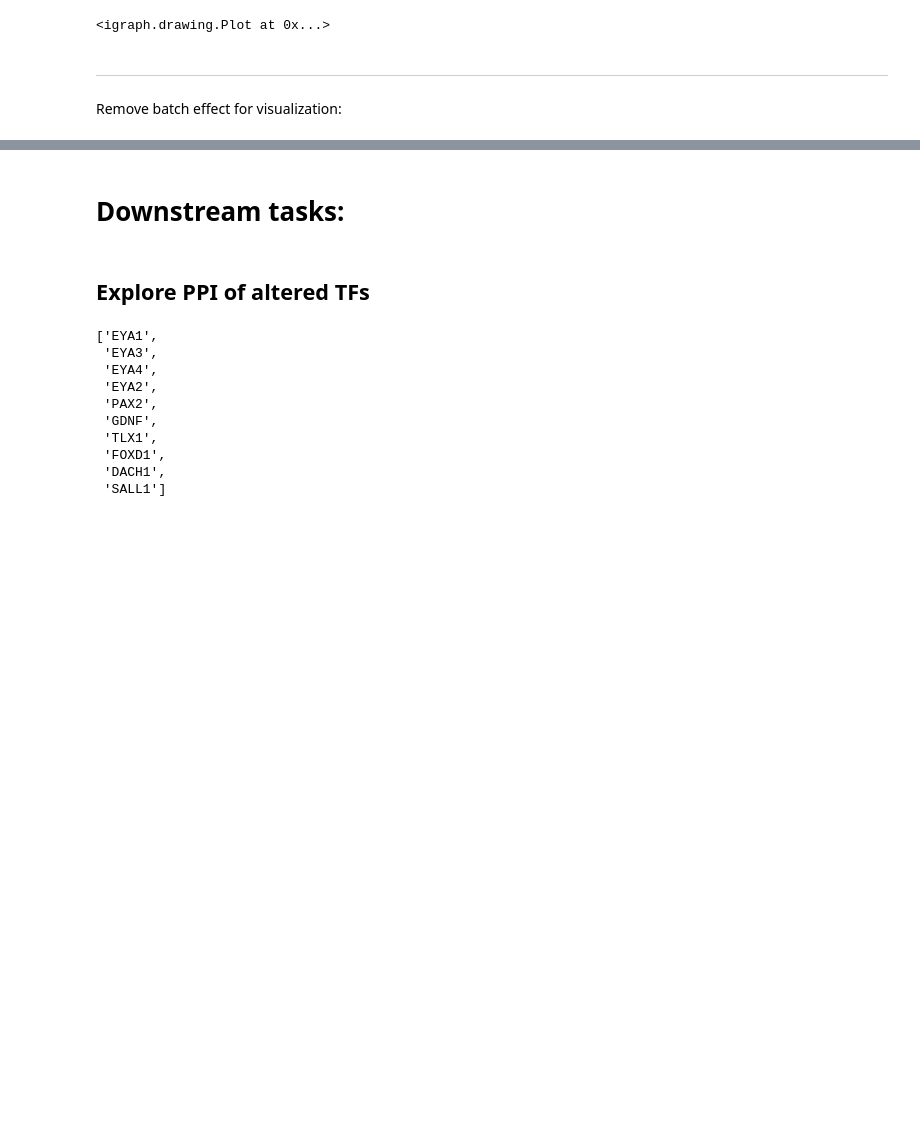
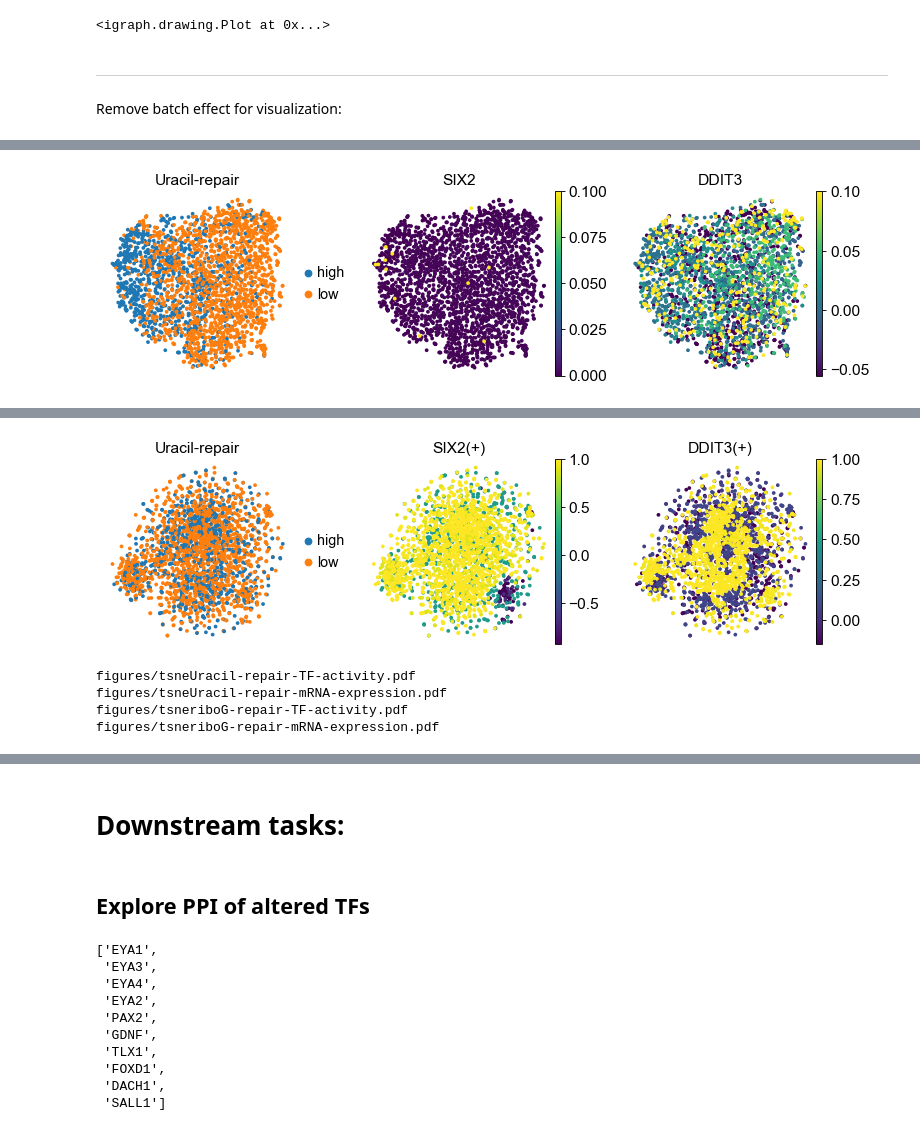
Before and after one commit to abearab/sc-haircut-net, a Jupyter notebook: network-analysis-find-altered-TFs.ipynb, the cells around one changed output, grey strips where cells are left out. Saved outputs shown, nothing was run; the diff lists cells and outputs as text; code cells hidden in the pictures; blank space fills up the shorter version.

```diff
--- a/network-analysis-find-altered-TFs.ipynb
+++ b/network-analysis-find-altered-TFs.ipynb
@@ -1180,0 +1204,13 @@ WARNING: saving figure to file figures/umapriboG-repair-TF-activity.pdf
+# %%
+sc.pl.tsne(
+    mRNA_dU,color=['Uracil-repair','SIX2','DDIT3'],
+    vmax=[None,0.1,0.1],
+    save='Uracil-repair-mRNA-expression.pdf'
+)
+
+sc.pl.tsne(
+    TF_act_dU, color=['Uracil-repair','SIX2(+)','DDIT3(+)'],
+    vmax=[None,1,1],
+    save='Uracil-repair-TF-activity.pdf'
+)
+# %% [output]
@@ -1180,0 +1218 @@ WARNING: saving figure to file figures/umapriboG-repair-TF-activity.pdf
+[figure, added]
@@ -1181 +1220,9 @@ WARNING: saving figure to file figures/umapriboG-repair-TF-activity.pdf
+[figure, added]
+# %%
+ls figures/*
+# %% [output]
+figures/tsneUracil-repair-TF-activity.pdf
+figures/tsneUracil-repair-mRNA-expression.pdf
+figures/tsneriboG-repair-TF-activity.pdf
+figures/tsneriboG-repair-mRNA-expression.pdf
 # %%
```
Also changed, not shown: parts of 14 cells of this notebook, 9 other files.
